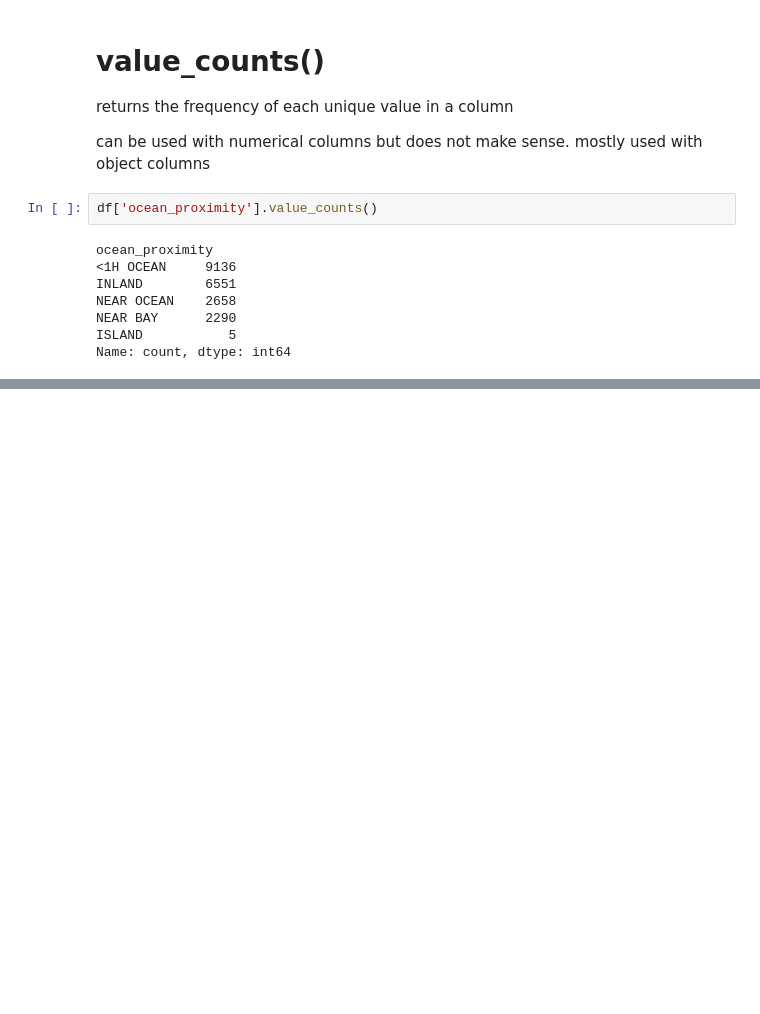
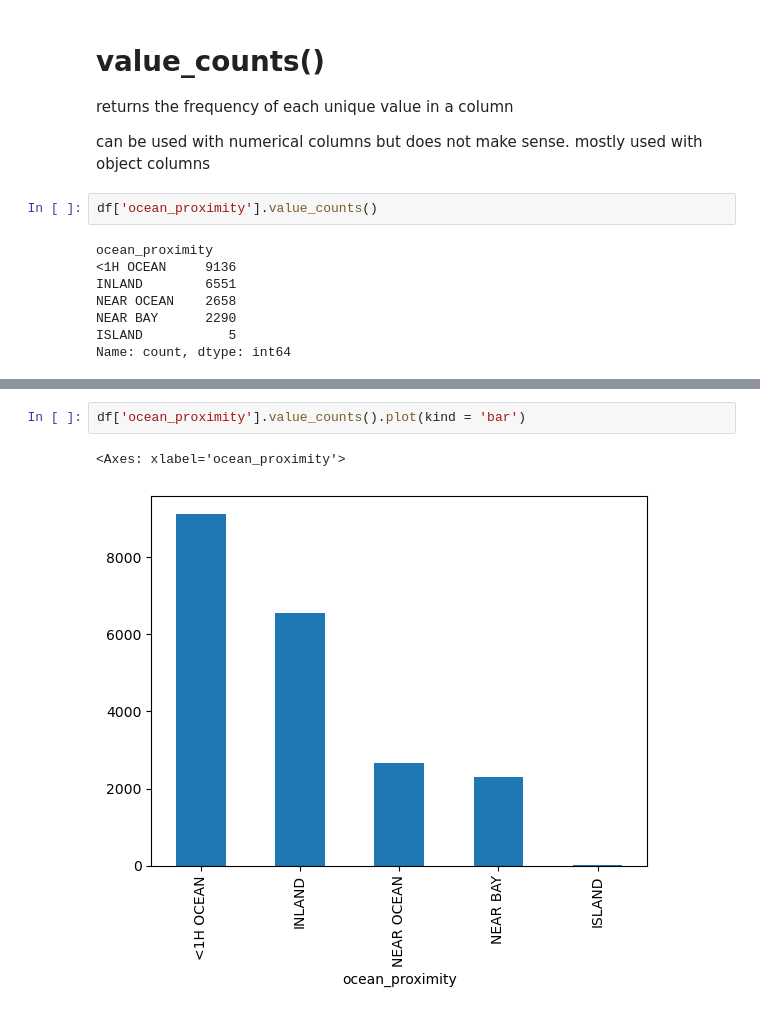
Before and after one commit to Manya-tech/Machine-Learning, a Jupyter notebook: ML_Basics/Pandas.ipynb, the cells around one changed output, grey strips where cells are left out. Saved outputs shown, nothing was run; the diff lists cells and outputs as text; blank space fills up the shorter version.

```diff
--- a/ML_Basics/Pandas.ipynb
+++ b/ML_Basics/Pandas.ipynb
@@ -234,0 +244,5 @@ Name: count, dtype: int64
+# %%
+df['ocean_proximity'].value_counts().plot(kind = 'bar')
+# %% [output]
+<Axes: xlabel='ocean_proximity'>
+[figure, added]
```
Also changed, not shown: parts of 127 cells of this notebook, 5 other files.
